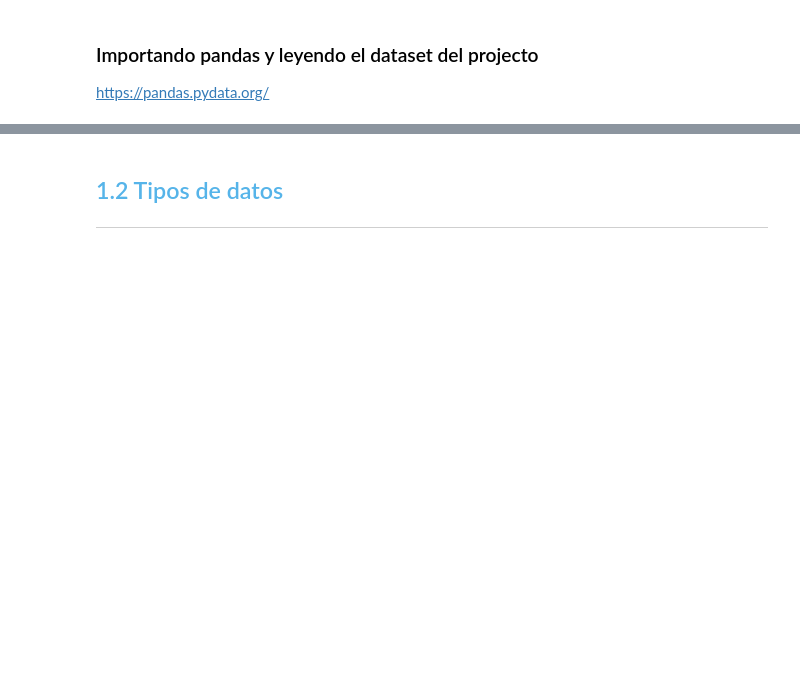
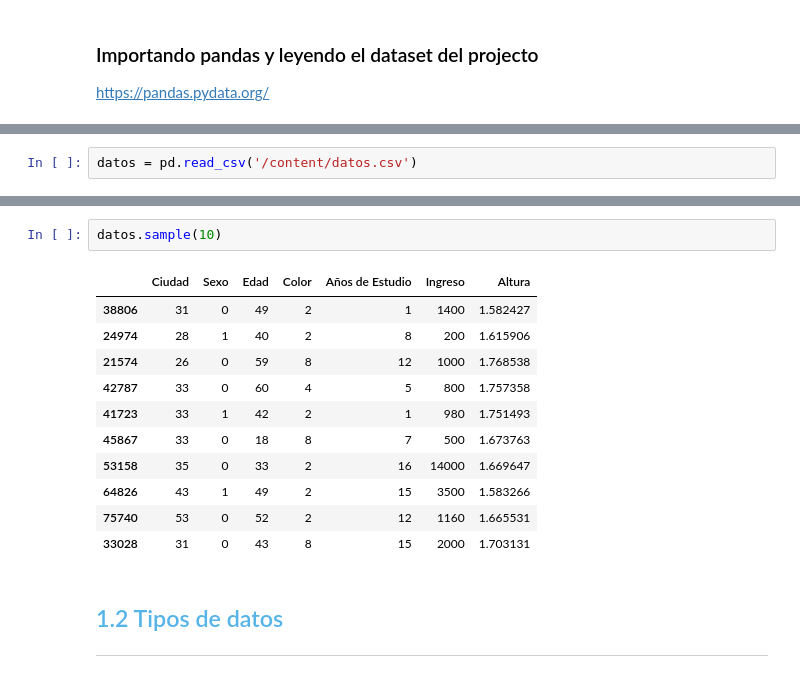
Before and after one commit to Vanne-Rbg/estadisticas-en-python, a Jupyter notebook: Curso_de_Estadística_con_Python_1.ipynb, the cells around one changed output, grey strips where cells are left out. Drawn from its saved outputs; the diff is of its cells as text; blank space fills up the shorter version.

```diff
--- a/Curso_de_Estadística_con_Python_1.ipynb
+++ b/Curso_de_Estadística_con_Python_1.ipynb
@@ -114,0 +104,2 @@ https://pandas.pydata.org/
+# %%
+datos = pd.read_csv('/content/datos.csv')
@@ -115,3 +115,17 @@ https://pandas.pydata.org/
+# %%
+datos.sample(10)
+# %% [output]
+|  | Ciudad | Sexo | Edad | Color | Años de Estudio | Ingreso | Altura |
+| 38806 | 31 | 0 | 49 | 2 | 1 | 1400 | 1.582427 |
+| 24974 | 28 | 1 | 40 | 2 | 8 | 200 | 1.615906 |
+| 21574 | 26 | 0 | 59 | 8 | 12 | 1000 | 1.768538 |
+| 42787 | 33 | 0 | 60 | 4 | 5 | 800 | 1.757358 |
+| 41723 | 33 | 1 | 42 | 2 | 1 | 980 | 1.751493 |
+| 45867 | 33 | 0 | 18 | 8 | 7 | 500 | 1.673763 |
+| 53158 | 35 | 0 | 33 | 2 | 16 | 14000 | 1.669647 |
+| 64826 | 43 | 1 | 49 | 2 | 15 | 3500 | 1.583266 |
+| 75740 | 53 | 0 | 52 | 2 | 12 | 1160 | 1.665531 |
+| 33028 | 31 | 0 | 43 | 8 | 15 | 2000 | 1.703131 |
 # %% [markdown]
 ## <font color=#56B4E9>1.2 Tipos de datos</font>
 ***
```
Also changed, not shown: parts of 27 cells of this notebook.
